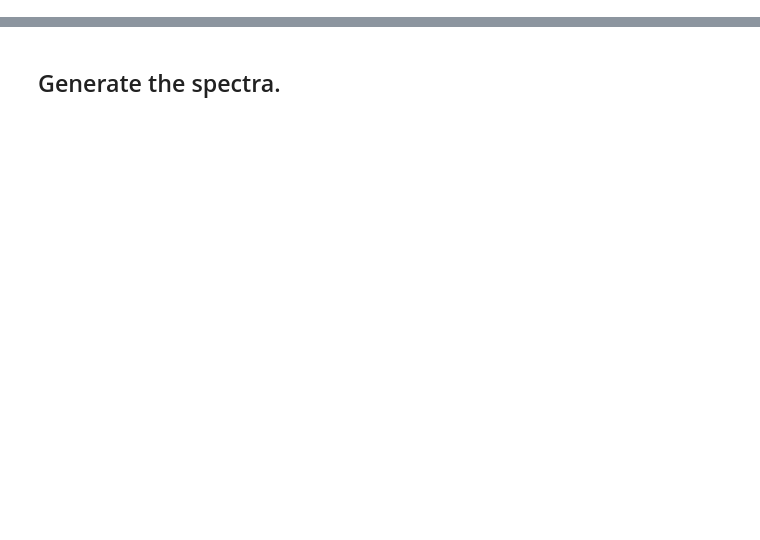
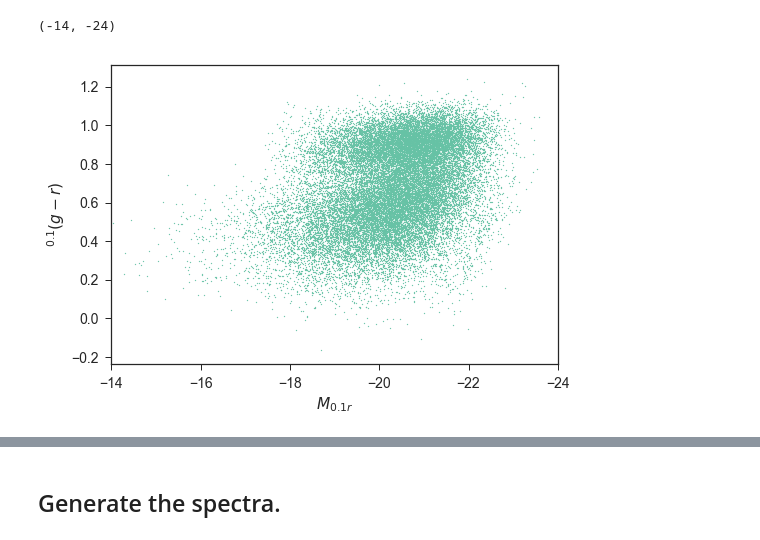
Before and after one commit to desihub/desisim, a Jupyter notebook: doc/nb/bgs-redshift-efficiency.ipynb, the cells around one changed output, grey strips where cells are left out. Saved outputs shown, nothing was run; the diff lists cells and outputs as text; code cells hidden in the pictures; blank space fills up the shorter version.

```diff
--- a/doc/nb/bgs-redshift-efficiency.ipynb
+++ b/doc/nb/bgs-redshift-efficiency.ipynb
@@ -45,0 +69,9 @@ INFO:io.py:967:read_basis_templates: Reading /Users/ioannis/work/desi/spectro/te
+# %%
+fig, ax = plt.subplots()
+ax.scatter(mockdata['SDSS_absmag_r01'], mockdata['SDSS_01gr'], s=1)
+ax.set_xlabel(r'$M_{0.1r}$')
+ax.set_ylabel(r'$^{0.1}(g - r)$')
+ax.set_xlim(-14, -24)
+# %% [output]
+(-14, -24)
+[figure, added]
```
Also changed, not shown: parts of 46 cells of this notebook.
